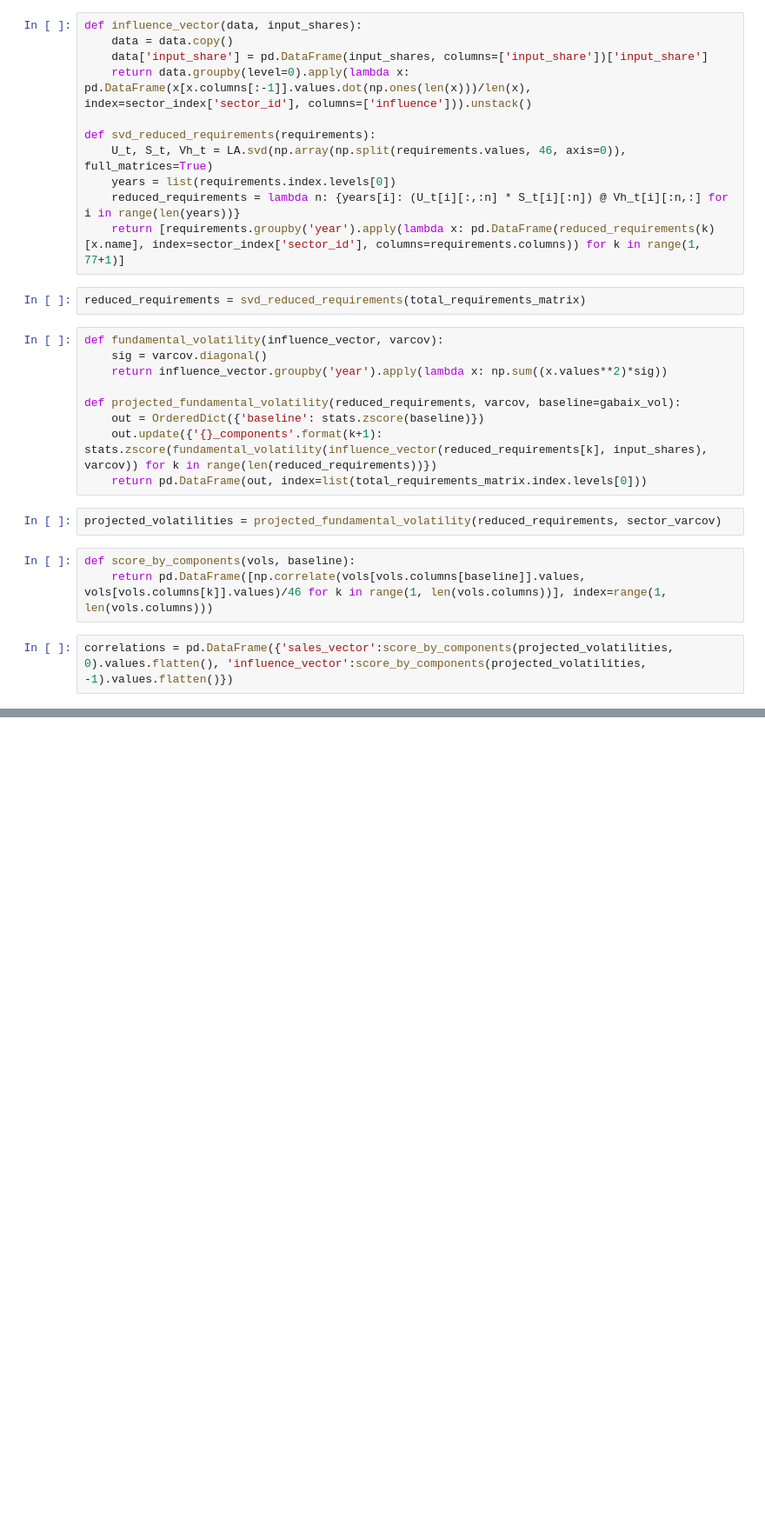
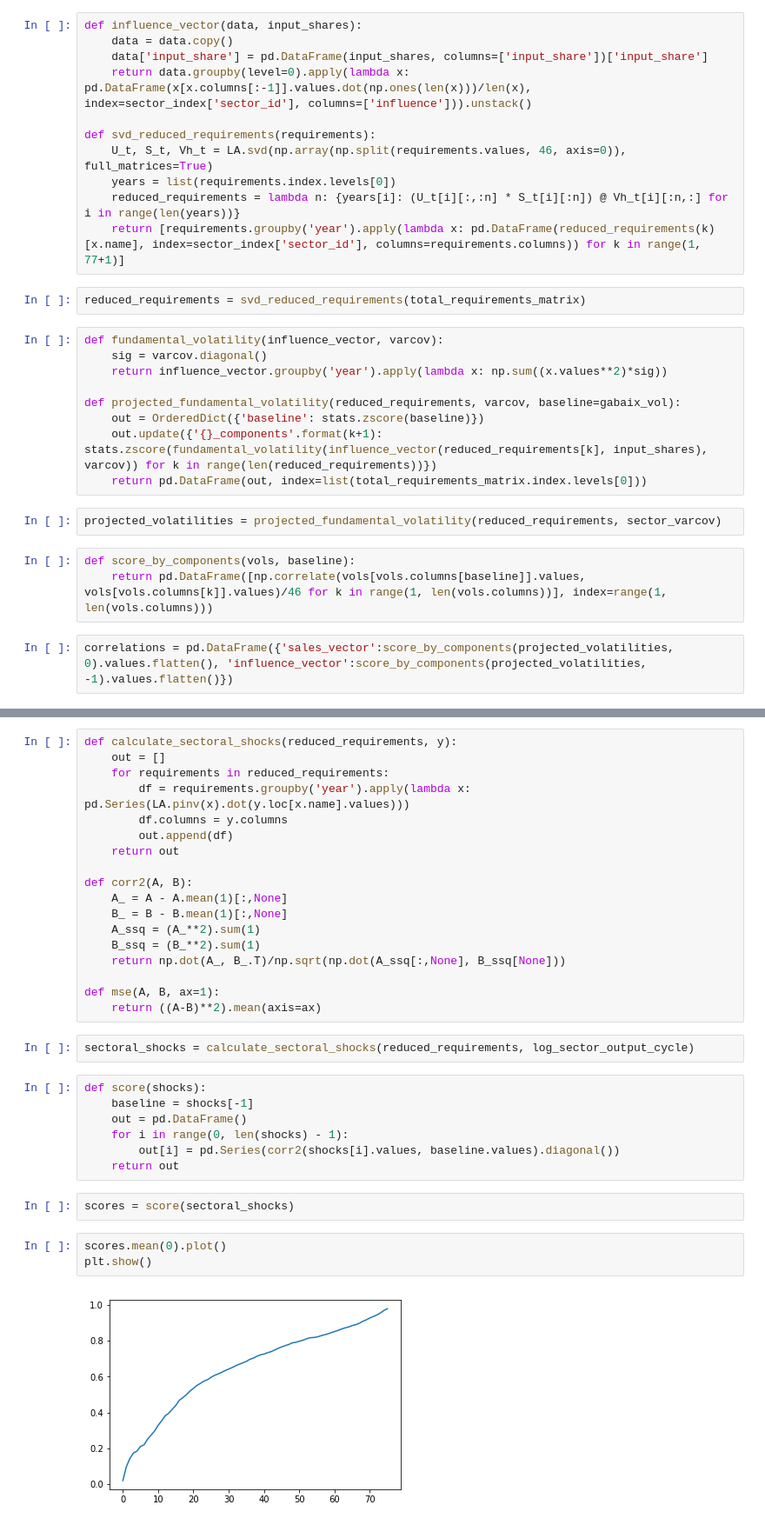
Before and after one commit to AshokRao95/network_volatility, a Jupyter notebook: svd_io.ipynb, the cells around one changed output, grey strips where cells are left out. Shown at 87% size. Saved outputs shown, nothing was run; the diff lists cells and outputs as text; blank space fills up the shorter version.

```diff
--- a/svd_io.ipynb
+++ b/svd_io.ipynb
@@ -105,0 +118,34 @@ correlations.plot()
+# %%
+def calculate_sectoral_shocks(reduced_requirements, y):
+    out = []
+    for requirements in reduced_requirements:
+        df = requirements.groupby('year').apply(lambda x: pd.Series(LA.pinv(x).dot(y.loc[x.name].values)))
+        df.columns = y.columns
+        out.append(df)
+    return out
+
+def corr2(A, B):
+    A_ = A - A.mean(1)[:,None]
+    B_ = B - B.mean(1)[:,None]
+    A_ssq = (A_**2).sum(1)
+    B_ssq = (B_**2).sum(1)
+    return np.dot(A_, B_.T)/np.sqrt(np.dot(A_ssq[:,None], B_ssq[None]))
+
+def mse(A, B, ax=1):
+    return ((A-B)**2).mean(axis=ax)
+# %%
+sectoral_shocks = calculate_sectoral_shocks(reduced_requirements, log_sector_output_cycle)
+# %%
+def score(shocks):
+    baseline = shocks[-1]
+    out = pd.DataFrame()
+    for i in range(0, len(shocks) - 1):
+        out[i] = pd.Series(corr2(shocks[i].values, baseline.values).diagonal())
+    return out
+# %%
+scores = score(sectoral_shocks)
+# %%
+scores.mean(0).plot()
+plt.show()
+# %% [output]
+[figure, added]
```
Also changed, not shown: parts of 5 cells of this notebook, 37 other files.
